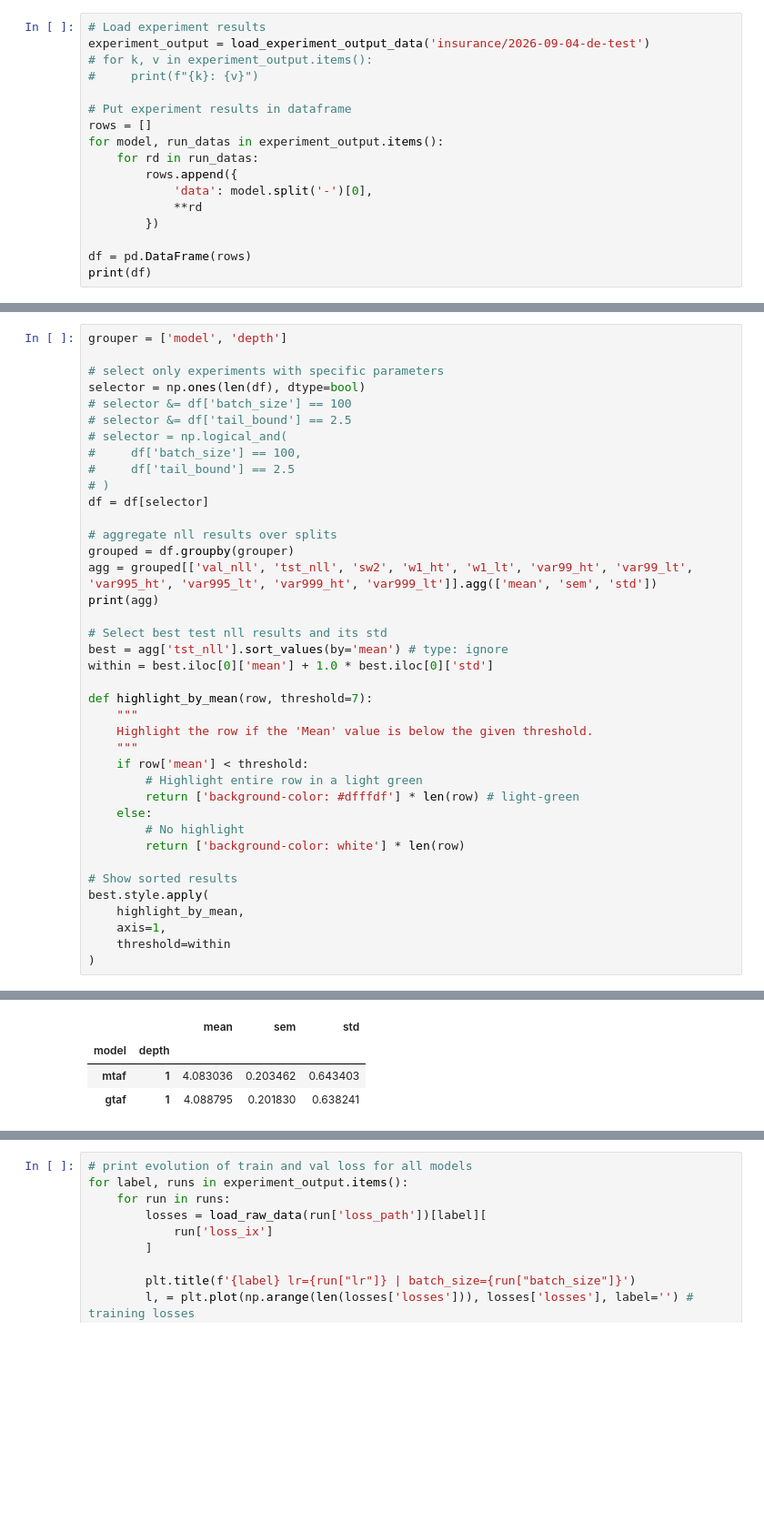
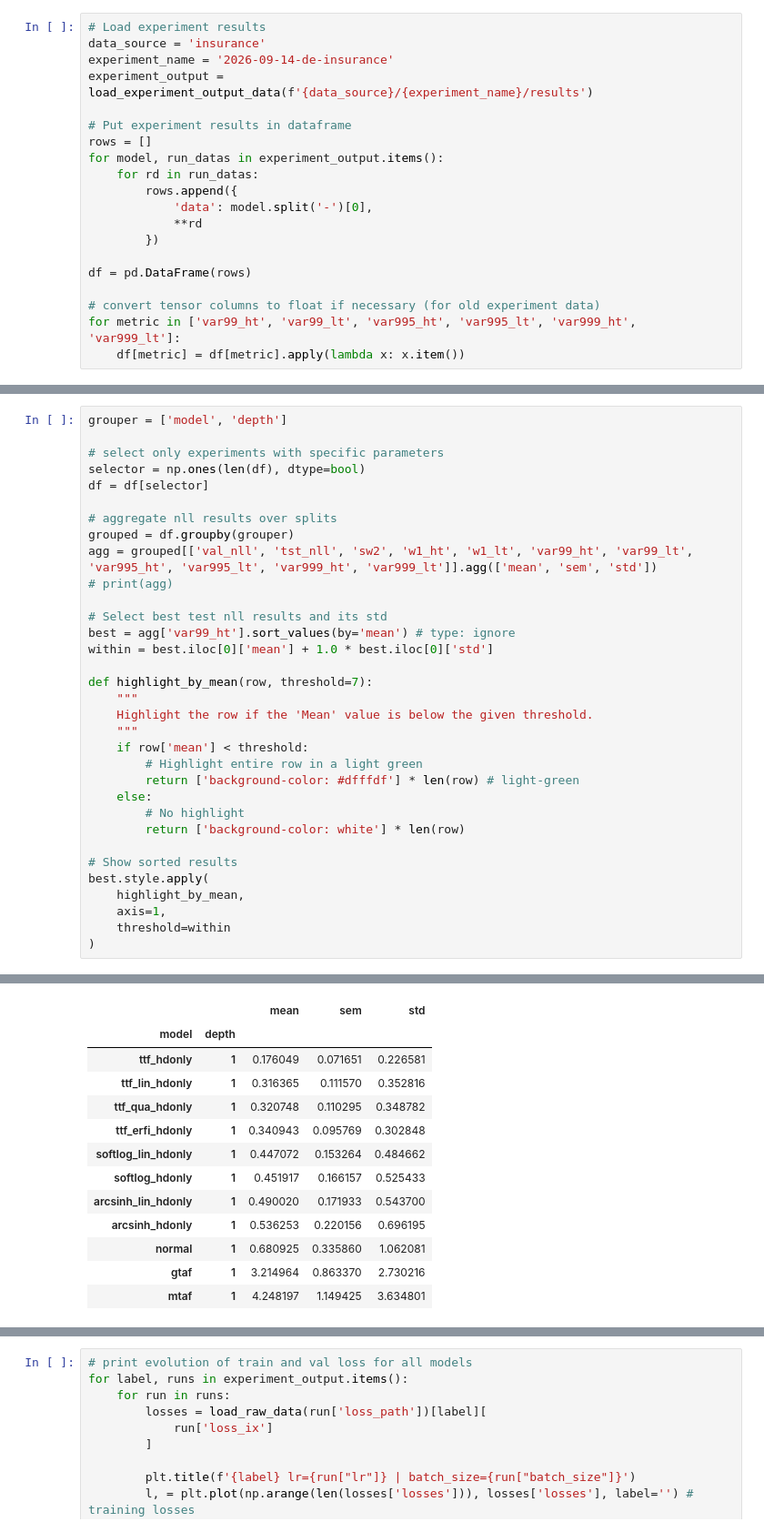
Before and after one commit to Lukas2412/tailnflows, a Jupyter notebook: experiments/density_estimation_real_data/results_analysis.ipynb, the cells around one changed output, grey strips where cells are left out. Shown at 91% size. Cells and saved outputs as stored; diff of their text form; blank space fills up the shorter version.

Commit message:
add random permutation metrics

```diff
--- a/experiments/density_estimation_real_data/results_analysis.ipynb
+++ b/experiments/density_estimation_real_data/results_analysis.ipynb
@@ -9,8 +11,8 @@ from tailnflows.utils import load_raw_data, load_experiment_output_data, get_dat
 # %%
 # Load experiment results
-experiment_output = load_experiment_output_data('insurance/2026-09-04-de-test')
-# for k, v in experiment_output.items():
-#     print(f"{k}: {v}")
+data_source = 'insurance'
+experiment_name = '2026-09-14-de-insurance'
+experiment_output = load_experiment_output_data(f'{data_source}/{experiment_name}/results')
 
 # Put experiment results in dataframe
 rows = []
@@ -22,4 +24,7 @@ for model, run_datas in experiment_output.items():
         })
 
 df = pd.DataFrame(rows)
-print(df)
+
+# convert tensor columns to float if necessary (for old experiment data)
+for metric in ['var99_ht', 'var99_lt', 'var995_ht', 'var995_lt', 'var999_ht', 'var999_lt']:
+    df[metric] = df[metric].apply(lambda x: x.item())
@@ -46,21 +33,15 @@ grouper = ['model', 'depth']
 
 # select only experiments with specific parameters
 selector = np.ones(len(df), dtype=bool)
-# selector &= df['batch_size'] == 100
-# selector &= df['tail_bound'] == 2.5
-# selector = np.logical_and(
-#     df['batch_size'] == 100,
-#     df['tail_bound'] == 2.5
-# )
 df = df[selector]
 
 # aggregate nll results over splits
 grouped = df.groupby(grouper)
 agg = grouped[['val_nll', 'tst_nll', 'sw2', 'w1_ht', 'w1_lt', 'var99_ht', 'var99_lt', 'var995_ht', 'var995_lt', 'var999_ht', 'var999_lt']].agg(['mean', 'sem', 'std'])
-print(agg)
+# print(agg)
 
 # Select best test nll results and its std
-best = agg['tst_nll'].sort_values(by='mean') # type: ignore
+best = agg['var99_ht'].sort_values(by='mean') # type: ignore
 within = best.iloc[0]['mean'] + 1.0 * best.iloc[0]['std']
 
 def highlight_by_mean(row, threshold=7):
@@ -103,4 +65,13 @@ Consider using tensor.detach() first. (Triggered internally at /__w/pytorch/pyto
 |  |  | mean | sem | std |
 | model | depth |  |  |  |
-| mtaf | 1 | 4.083036 | 0.203462 | 0.643403 |
-| gtaf | 1 | 4.088795 | 0.201830 | 0.638241 |
+| ttf_hdonly | 1 | 0.176049 | 0.071651 | 0.226581 |
+| ttf_lin_hdonly | 1 | 0.316365 | 0.111570 | 0.352816 |
+| ttf_qua_hdonly | 1 | 0.320748 | 0.110295 | 0.348782 |
+| ttf_erfi_hdonly | 1 | 0.340943 | 0.095769 | 0.302848 |
+| softlog_lin_hdonly | 1 | 0.447072 | 0.153264 | 0.484662 |
+| softlog_hdonly | 1 | 0.451917 | 0.166157 | 0.525433 |
+| arcsinh_lin_hdonly | 1 | 0.490020 | 0.171933 | 0.543700 |
+| arcsinh_hdonly | 1 | 0.536253 | 0.220156 | 0.696195 |
+| normal | 1 | 0.680925 | 0.335860 | 1.062081 |
+| gtaf | 1 | 3.214964 | 0.863370 | 2.730216 |
+| mtaf | 1 | 4.248197 | 1.149425 | 3.634801 |
```
Also changed, not shown: parts of 10 cells of this notebook, 2 other files.
